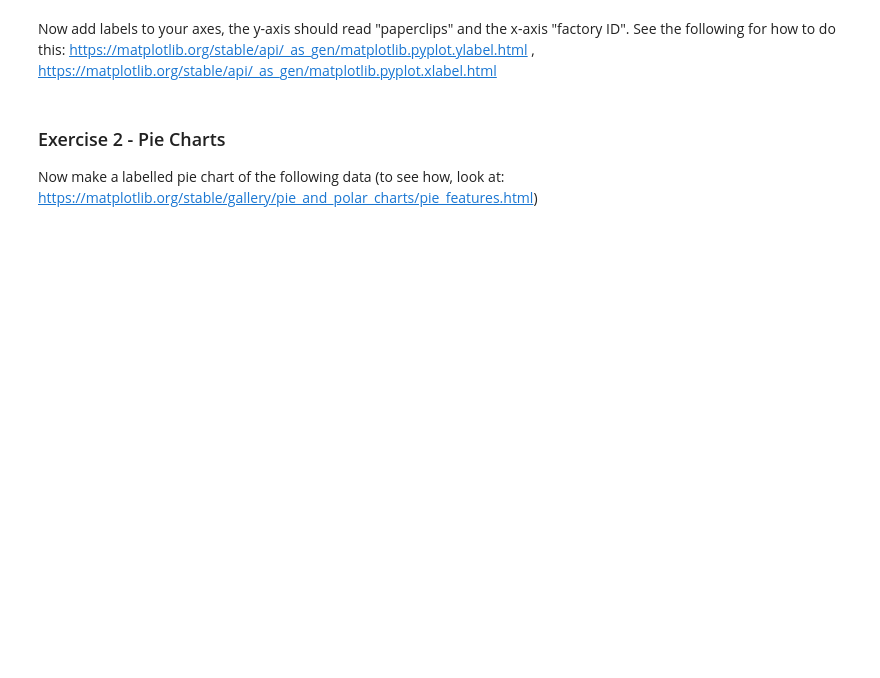
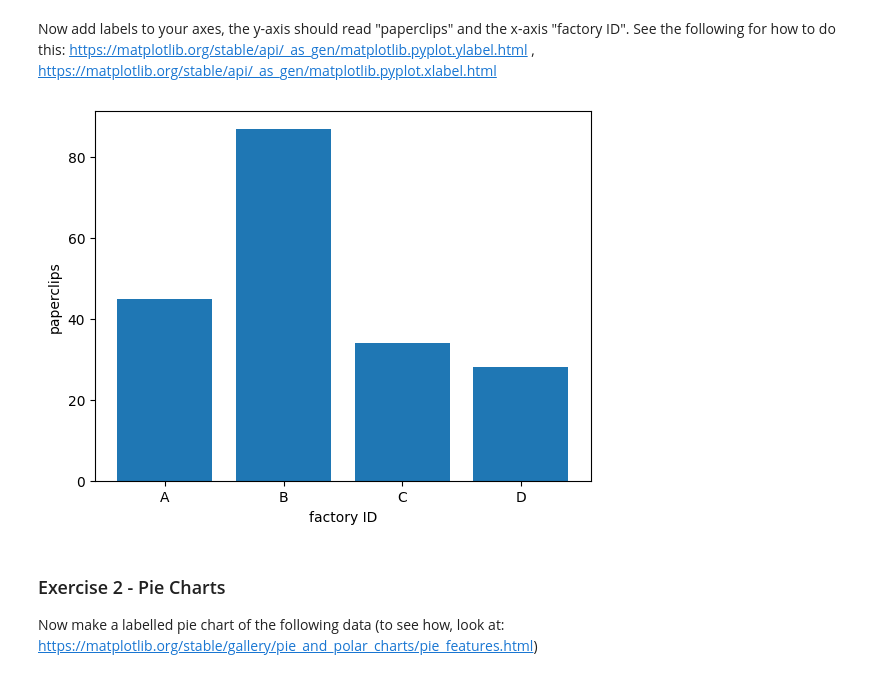
Before and after one commit to abbeywaldron/research_methods_2025, a Jupyter notebook: visualisation_1.ipynb, the cells around one changed output. Drawn from its saved outputs; the diff is of its cells as text; code cells hidden in the pictures; blank space fills up the shorter version.

```diff
--- a/visualisation_1.ipynb
+++ b/visualisation_1.ipynb
@@ -13,5 +18,12 @@ labels = ...
 # %% [markdown]
 Now add labels to your axes, the y-axis should read "paperclips" and the x-axis "factory ID".  See the following for how to do this: https://matplotlib.org/stable/api/_as_gen/matplotlib.pyplot.ylabel.html , https://matplotlib.org/stable/api/_as_gen/matplotlib.pyplot.xlabel.html
+# %%
+plt.bar(labels, data_bar)
+plt.ylabel('paperclips')
+plt.xlabel('factory ID')
+plt.show()
+# %% [output]
+[figure, added]
 # %% [markdown]
 ### Exercise 2 - Pie Charts
 
```
Also changed, not shown: parts of 3 cells of this notebook.
